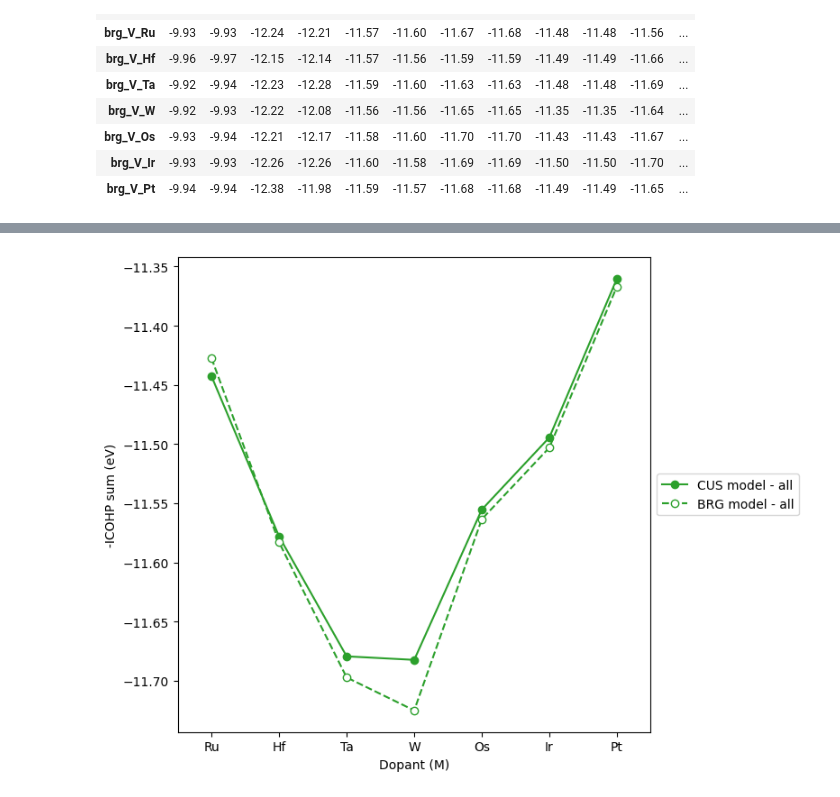
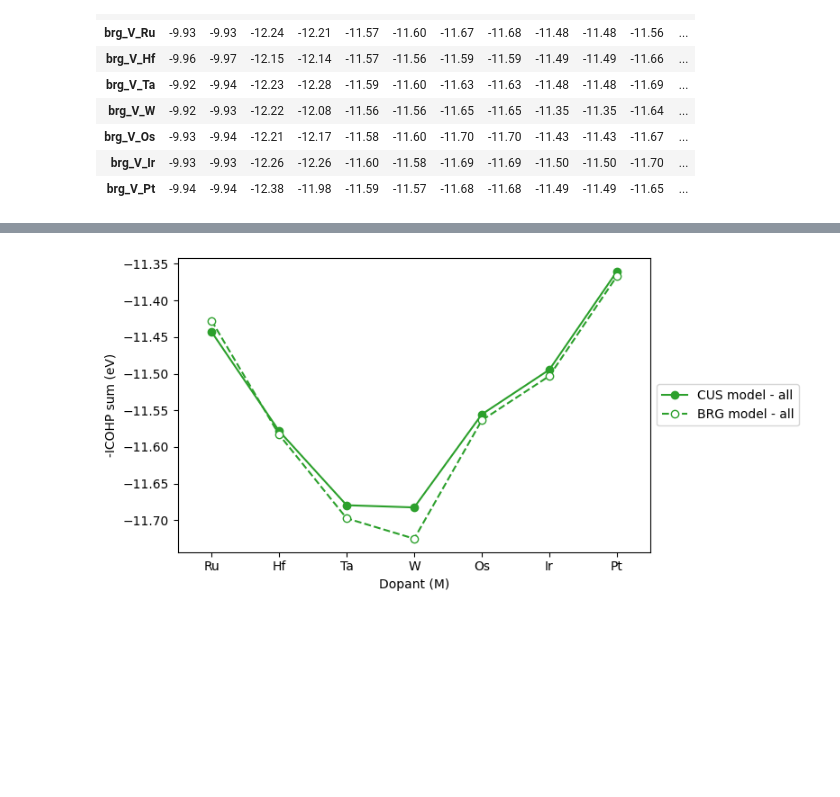
Before and after one commit to jhyeonjung97/tools, a Jupyter notebook: ruo2/icohp5.ipynb, the cells around one changed output, grey strips where cells are left out. Saved outputs shown, nothing was run; the diff lists cells and outputs as text; code cells hidden in the pictures; blank space fills up the shorter version.

```diff
--- a/ruo2/icohp5.ipynb
+++ b/ruo2/icohp5.ipynb
@@ -64,7 +64,8 @@ data.loc['brg_V_Ru', 'M13'] = b
 data.loc['brg_V_Ru', 'M15'] = a
 
 data['ICOHP_all'] = data[[col for col in data.columns if col.startswith('M')]].sum(axis=1) / 16
-data['ICOHP_top'] = data[['M12', 'M13', 'M14', 'M15']].sum(axis=1) / 4
+data['ICOHP_top1'] = data[['M12', 'M13', 'M14', 'M15']].sum(axis=1) / 4
+data['ICOHP_top2'] = data[['M8', 'M9', 'M10', 'M11', 'M12', 'M13', 'M14', 'M15']].sum(axis=1) / 4
 data
 # %% [output]
 |  | M0 | M1 | M2 | M3 | M4 | M5 | M6 | M7 | M8 | M9 | M10 | ... |
@@ -115,32 +116,32 @@ plt.close()
 # %%
-plt.figure(figsize=(8,6))
+plt.figure(figsize=(8,4))
 elements = ['Ru', 'Hf', 'Ta', 'W', 'Os', 'Ir', 'Pt']
 
 # colors = ['silver', 'silver', 'black', 'black', 'black', 'black', 'black', 'black',
 colors1 = ['silver', 'silver', 'silver', 'silver', 'silver', 'silver', 'silver', 'silver',
 'tab:blue', 'tab:blue', 'tab:orange', 'tab:orange', 'tab:green', 'tab:green', 'red', 'black']
 colors2 = ['silver', 'silver', 'silver', 'silver', 'silver', 'silver', 'silver', 'silver',
 'tab:blue', 'tab:blue', 'tab:orange', 'tab:orange', 'red', 'tab:green', 'tab:green', 'black']
 
 plt.plot(elements, data[f'ICOHP_all'][0:7], marker='o', label='CUS model - all', color='tab:green')
 # plt.plot(elements, data[f'ICOHP_top'][0:7], marker='o', label='CUS model - top layer', color='tab:blue')
 
 plt.plot(elements, data[f'ICOHP_all'][7:14], marker='o', markerfacecolor='white', linestyle='--', label='BRG model - all', color='tab:green')
 # plt.plot(elements, data[f'ICOHP_top'][7:14], marker='o', markerfacecolor='white', linestyle='--', label='BRG model - top layer', color='tab:blue')
 
 
 plt.xlabel('Dopant (M)')
 plt.ylabel('-ICOHP sum (eV)')
 # plt.ylim(1.0, 2.8)
 
 plt.xlim(-0.5, 6.5)
 # plt.xticks(range(len(elements)-1), elements-['Re'])
 plt.legend(loc='center left', bbox_to_anchor=(1, 0.5))
 
-plt.savefig(f'{root}/figures/bader_charge_per_atom1.png', dpi=dpi, transparent=True, bbox_inches='tight')
+plt.savefig(f'{root}/figures/icohp_all.png', dpi=dpi, transparent=True, bbox_inches='tight')
 plt.tight_layout()
 plt.show()
 plt.close()
 # %% [output]
-[figure, old version]
+[figure, new version]
 # %%
```
Also changed, not shown: parts of 9 cells of this notebook, 2 other files.
